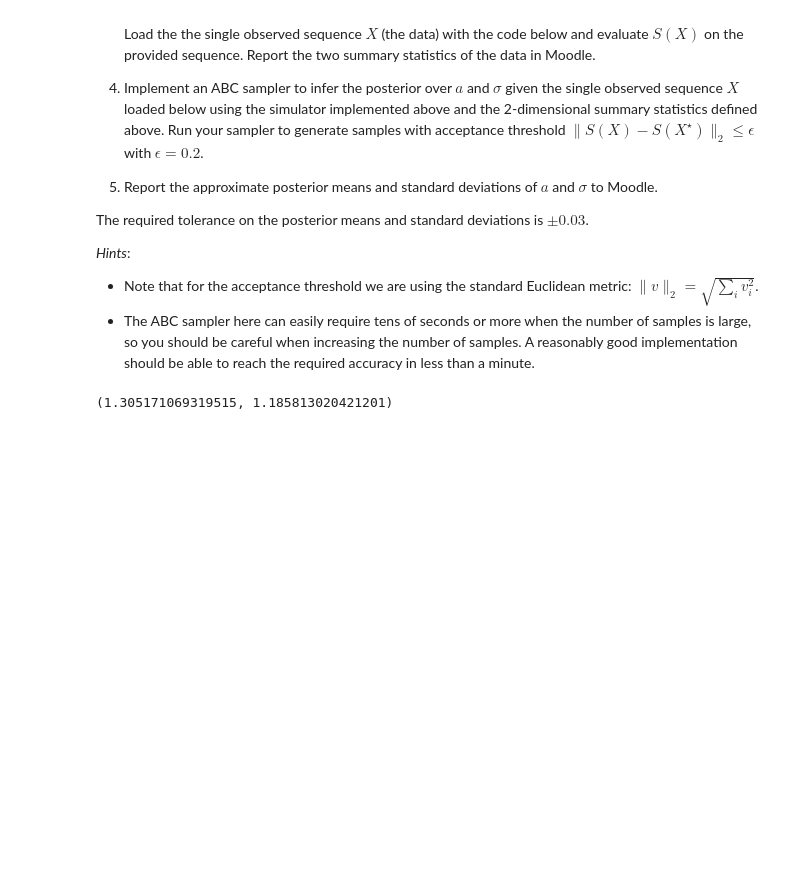
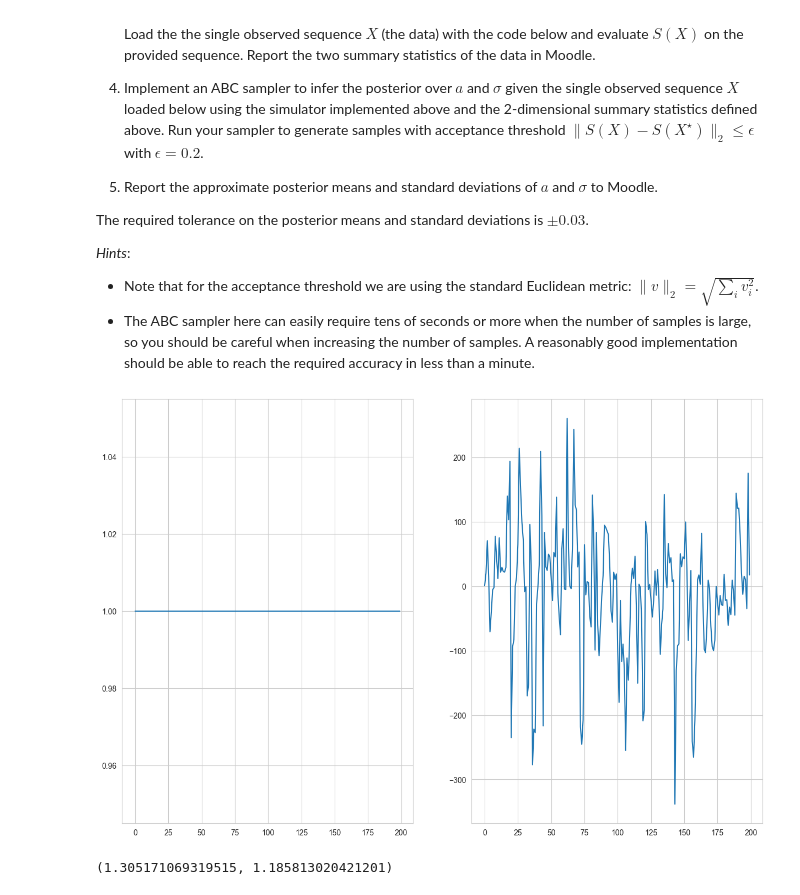
Before and after one commit to yherin/hy-computational-statistics-2023, a Jupyter notebook: Week 4 exercises.ipynb, the cells around one changed output. Cells and saved outputs as stored; diff of their text form; code cells hidden in the pictures; blank space fills up the shorter version.

```diff
--- a/Week 4 exercises.ipynb
+++ b/Week 4 exercises.ipynb
@@ -508,22 +511,10 @@ import pandas as pd
 
 dataframe = pd.read_csv('https://raw.githubusercontent.com/lacerbi/compstats-files/main/data/ar_time_series_data.txt', header=None, sep='\t')
 data = dataframe.values[:,0]
-# %%
-def a_prior(a: float) -> float:
-    return stats.uniform(0, 1)
-
-def sigma_log_prior(sigma: float) -> float:
-    return stats.gamma(8, 1/8).logpdf(sigma)
-
-def epsilon(sigma: float) -> float:
-    return stats.norm(0, sigma**2).rvs()
-
-def auto_regressive_model(x_t: float, alpha: float, epsilon_t: float) -> float:
-    return alpha * x_t + epsilon_t
 # %%
 def mcmc_abc(
-    coef: Callable[[],float],
-    sigma: Callable[[],float],
+    a_prior: Callable[[], float],
+    sigma_prior: Callable[[], float],
     eps: Callable[[float], float],
     x0: float = 1,
     n_iterations: int = 200,
@@ -531,25 +522,34 @@ def mcmc_abc(
     x = np.zeros(n_iterations)
     x[0] = x0
     for i in range(1, n_iterations):
-        sigma_i = sigma()
-        x[i] = coef() * x[i-1] + eps(sigma_i)
+        sigma_i = sigma_prior()
+        coeff = a_prior()
+        x_star = (coeff * x[i-1]) + eps(sigma_i)
+        x[i] = x_star
     return x
 # %%
 chain_1 = mcmc_abc(
-    coef = lambda: stats.uniform(0, 1).rvs(),
-    sigma = lambda: stats.gamma(8, 1/8).rvs(),
+    a_prior = lambda: stats.uniform(0, 1).pdf(.75),
+    sigma_prior = lambda : stats.gamma(8, 1/8).pdf(.2),
     eps = lambda sigma: stats.norm(0, sigma**2).rvs(),
     x0 = 1,
     n_iterations = 200,
     )
 
 chain_2 = mcmc_abc(
-    coef = lambda: stats.uniform(0, 1).rvs(),
-    sigma = lambda: stats.gamma(8, 1/8).rvs(),
+    a_prior = lambda: stats.uniform(0, 1).pdf(.75),
+    sigma_prior = lambda : stats.gamma(8, 1/8).pdf(.2),
     eps = lambda sigma: stats.norm(0, sigma**2).rvs(),
     x0 = 1,
     n_iterations = 200,
     )
+# %%
+fig, ax = plt.subplots(1, 2)
+ax[0].plot(chain_1)
+ax[1].plot(chain_2)
+plt.show()
+# %% [output]
+[figure, added]
 # %%
 def S_x_vectorised(x: np.ndarray) -> tuple[float, float]:
     N = len(x)
```
Also changed, not shown: parts of 3 cells of this notebook.
